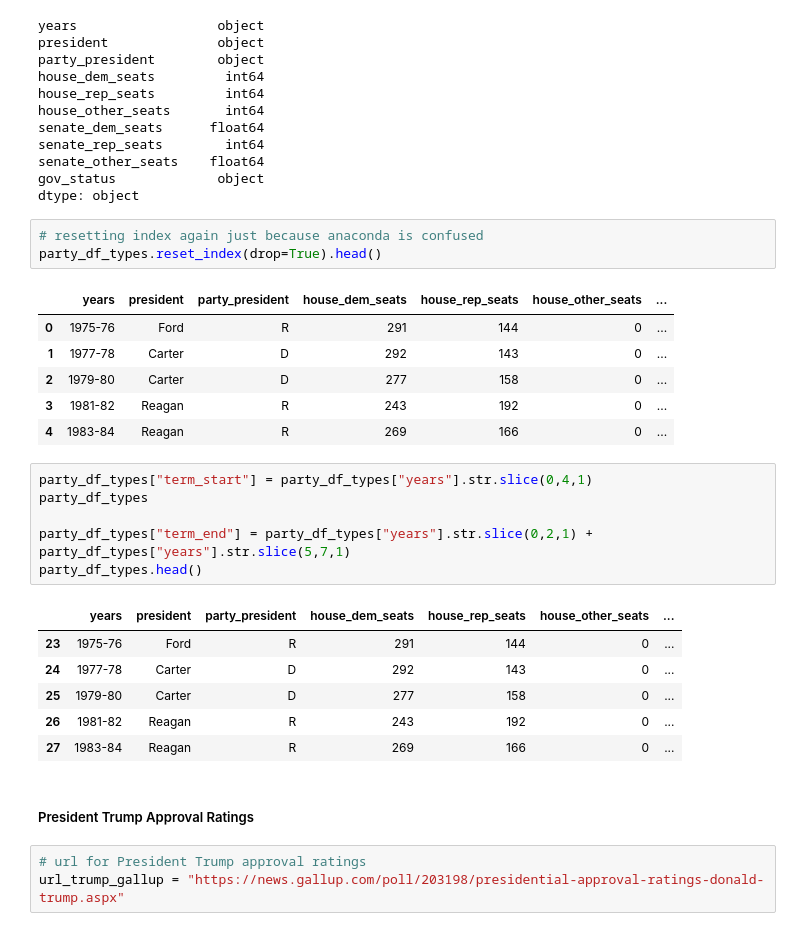
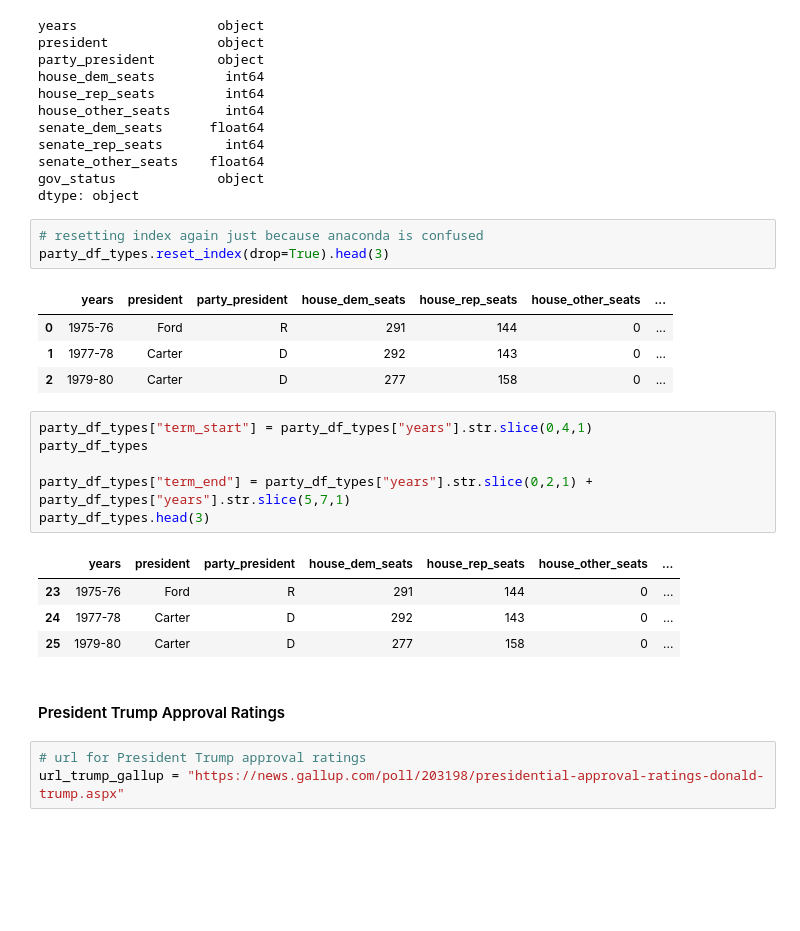
Before and after one commit to amritperera/Data-Bootcamp-Project-1, a Jupyter notebook: Code/Ahmeda_presi_congress_data.ipynb, the cells around one changed output. Drawn from its saved outputs; the diff is of its cells as text; blank space fills up the shorter version.

```diff
--- a/Code/Ahmeda_presi_congress_data.ipynb
+++ b/Code/Ahmeda_presi_congress_data.ipynb
@@ -112,29 +110,25 @@ gov_status             object
 dtype: object
 # %%
 # resetting index again just because anaconda is confused
-party_df_types.reset_index(drop=True).head()
+party_df_types.reset_index(drop=True).head(3)
 # %% [output]
 |  | years | president | party_president | house_dem_seats | house_rep_seats | house_other_seats | ... |
 | 0 | 1975-76 | Ford | R | 291 | 144 | 0 | ... |
 | 1 | 1977-78 | Carter | D | 292 | 143 | 0 | ... |
 | 2 | 1979-80 | Carter | D | 277 | 158 | 0 | ... |
-| 3 | 1981-82 | Reagan | R | 243 | 192 | 0 | ... |
-| 4 | 1983-84 | Reagan | R | 269 | 166 | 0 | ... |
 # %%
 party_df_types["term_start"] = party_df_types["years"].str.slice(0,4,1)
 party_df_types
 
 party_df_types["term_end"] = party_df_types["years"].str.slice(0,2,1) + party_df_types["years"].str.slice(5,7,1)
-party_df_types.head()
+party_df_types.head(3)
 # %% [output]
 |  | years | president | party_president | house_dem_seats | house_rep_seats | house_other_seats | ... |
 | 23 | 1975-76 | Ford | R | 291 | 144 | 0 | ... |
 | 24 | 1977-78 | Carter | D | 292 | 143 | 0 | ... |
 | 25 | 1979-80 | Carter | D | 277 | 158 | 0 | ... |
-| 26 | 1981-82 | Reagan | R | 243 | 192 | 0 | ... |
-| 27 | 1983-84 | Reagan | R | 269 | 166 | 0 | ... |
 # %% [markdown]
-##### President Trump Approval Ratings
+#### President Trump Approval Ratings
 # %%
 # url for President Trump approval ratings
 url_trump_gallup = "https://news.gallup.com/poll/203198/presidential-approval-ratings-donald-trump.aspx"
```
Also changed, not shown: parts of 14 cells of this notebook.
